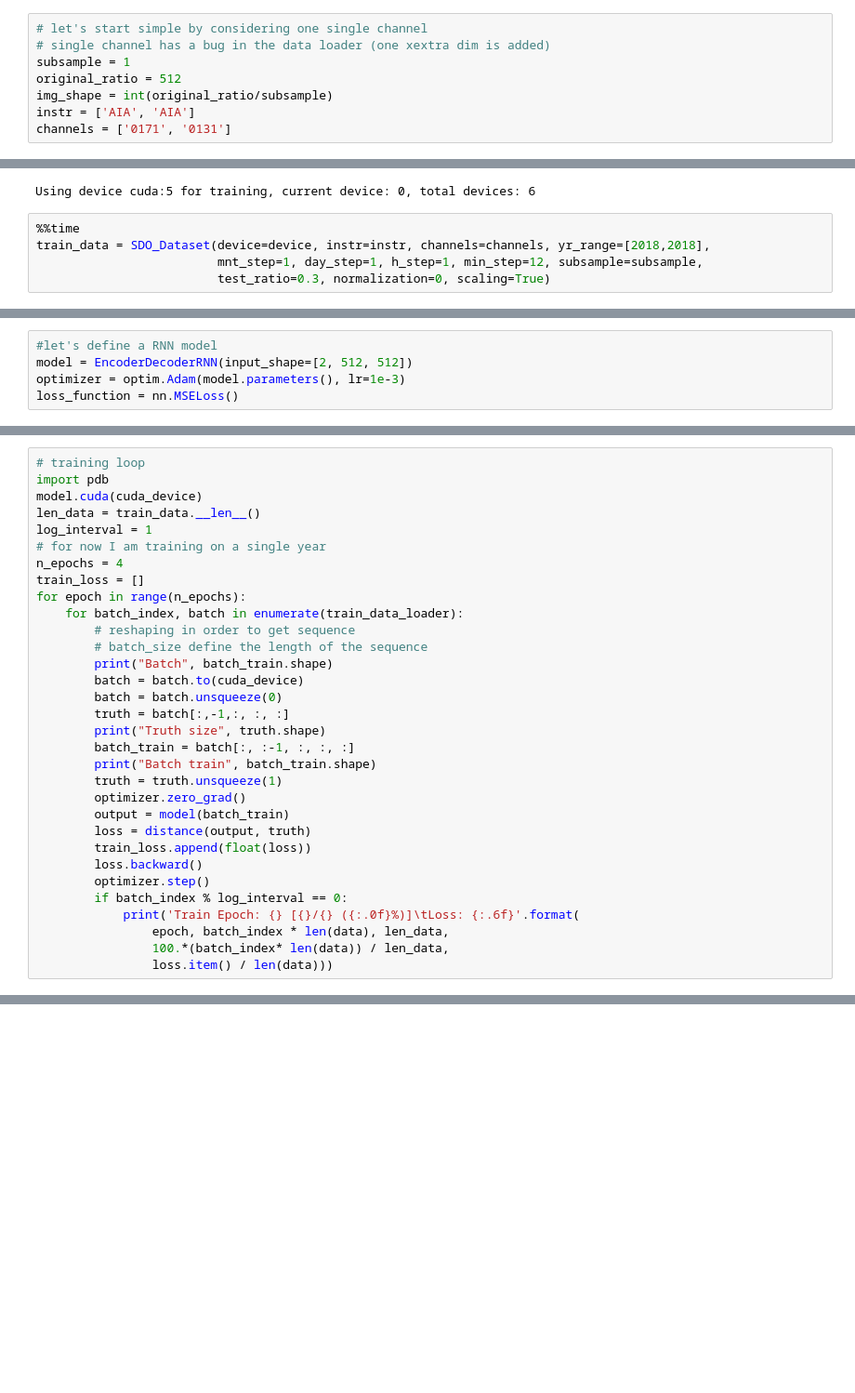
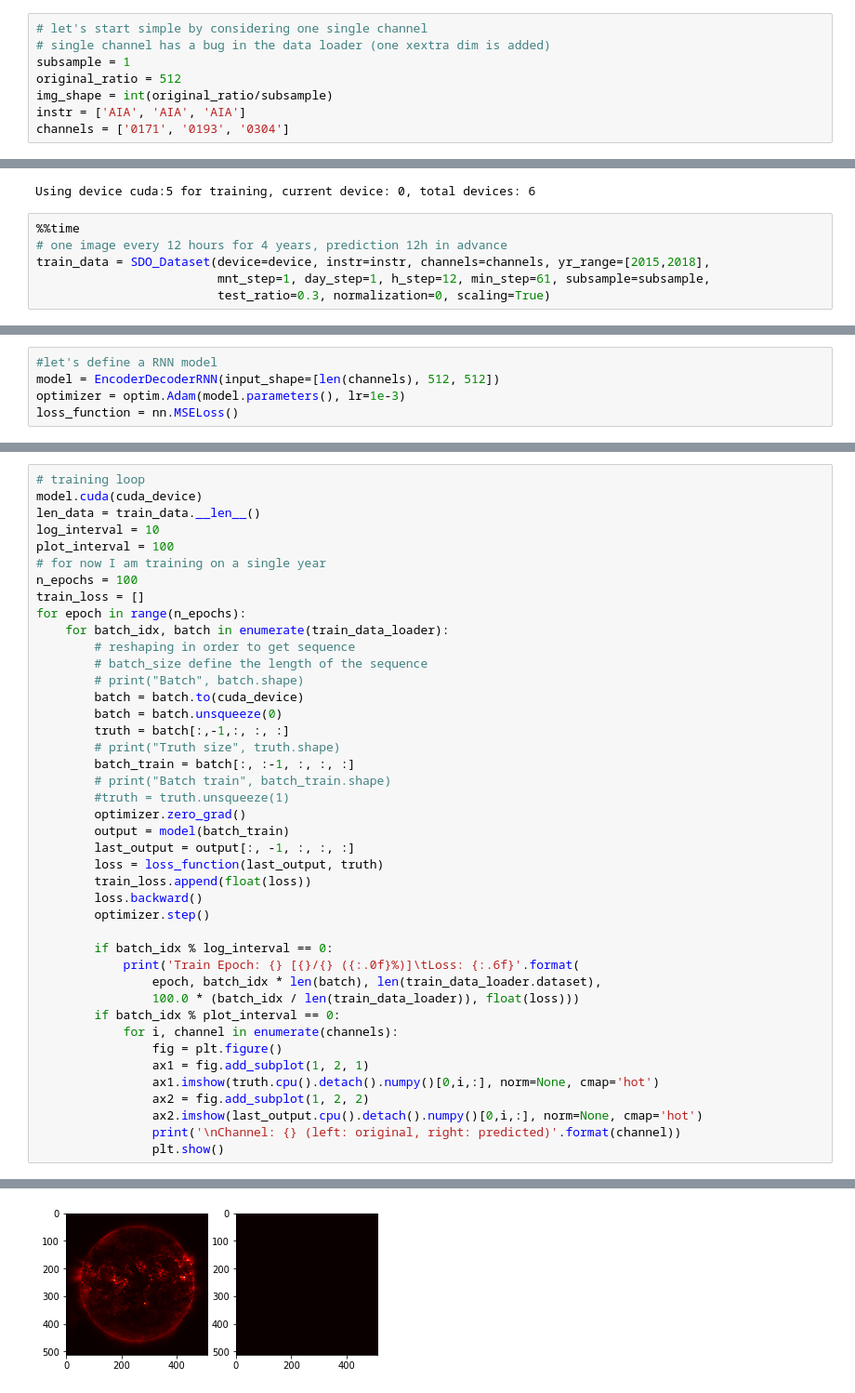
Before and after one commit to spaceml-org/expanding-sdo-capabilities, a Jupyter notebook: notebooks/v_sandbox/time_prediction/v_prediction_02.ipynb, the cells around one changed output, grey strips where cells are left out. Shown at 93% size. Cells and saved outputs as stored; diff of their text form; blank space fills up the shorter version.

Commit message:
Working with one sequence for batch

```diff
--- a/notebooks/v_sandbox/time_prediction/v_prediction_02.ipynb
+++ b/notebooks/v_sandbox/time_prediction/v_prediction_02.ipynb
@@ -31,8 +27,8 @@ logging.basicConfig(level=logging.DEBUG, stream=sys.stdout, format=logformat, da
 subsample = 1
 original_ratio = 512
 img_shape = int(original_ratio/subsample)
-instr = ['AIA', 'AIA']
-channels = ['0171', '0131']
+instr = ['AIA', 'AIA', 'AIA']
+channels = ['0171', '0193', '0304']
 # %%
 #some cuda initialization
 torch.backends.cudnn.enabled = True
@@ -46,7 +42,8 @@ device, torch.cuda.current_device(), torch.cuda.device_count()))
 Using device cuda:5 for training, current device: 0, total devices: 6
 # %%
 %%time
-train_data = SDO_Dataset(device=device, instr=instr, channels=channels, yr_range=[2018,2018],
-                         mnt_step=1, day_step=1, h_step=1, min_step=12, subsample=subsample,
+# one image every 12 hours for 4 years, prediction 12h in advance
+train_data = SDO_Dataset(device=device, instr=instr, channels=channels, yr_range=[2015,2018],
+                         mnt_step=1, day_step=1, h_step=12, min_step=61, subsample=subsample,
                          test_ratio=0.3, normalization=0, scaling=True)
 # %% [output]
@@ -184,6 +199,6 @@ class EncoderDecoderRNN(nn.Module):
 # %%
 #let's define a RNN model
-model = EncoderDecoderRNN(input_shape=[2, 512, 512])
+model = EncoderDecoderRNN(input_shape=[len(channels), 512, 512])
 optimizer = optim.Adam(model.parameters(), lr=1e-3)
 loss_function = nn.MSELoss()
 # %% [output]
@@ -199,34 +214,44 @@ seq_len = 6
 train_data_loader = DataLoader(train_data, batch_size=seq_len, shuffle=False)
 # %%
 # training loop
-import pdb
 model.cuda(cuda_device)
 len_data = train_data.__len__()
-log_interval = 1
+log_interval = 10
+plot_interval = 100
 # for now I am training on a single year
-n_epochs = 4
+n_epochs = 100
 train_loss = []
 for epoch in range(n_epochs):
-    for batch_index, batch in enumerate(train_data_loader):
+    for batch_idx, batch in enumerate(train_data_loader):
         # reshaping in order to get sequence
         # batch_size define the length of the sequence
-        print("Batch", batch_train.shape)
+        # print("Batch", batch.shape)
         batch = batch.to(cuda_device)
         batch = batch.unsqueeze(0)
         truth = batch[:,-1,:, :, :]
-        print("Truth size", truth.shape)
+        # print("Truth size", truth.shape)
         batch_train = batch[:, :-1, :, :, :]
-        print("Batch train", batch_train.shape)
-        truth = truth.unsqueeze(1)
+        # print("Batch train", batch_train.shape)
+        #truth = truth.unsqueeze(1)
         optimizer.zero_grad()
         output = model(batch_train)
-        loss = distance(output, truth)
+        last_output = output[:, -1, :, :, :]
+        loss = loss_function(last_output, truth)
         train_loss.append(float(loss))
         loss.backward()
         optimizer.step()
-        if batch_index % log_interval == 0:
+
+        if batch_idx % log_interval == 0:
             print('Train Epoch: {} [{}/{} ({:.0f}%)]\tLoss: {:.6f}'.format(
-                epoch, batch_index * len(data), len_data,
-                100.*(batch_index* len(data)) / len_data,
-                loss.item() / len(data)))
+                epoch, batch_idx * len(batch), len(train_data_loader.dataset),
+                100.0 * (batch_idx / len(train_data_loader)), float(loss)))
+        if batch_idx % plot_interval == 0:
+            for i, channel in enumerate(channels):
+                fig = plt.figure()
+                ax1 = fig.add_subplot(1, 2, 1)
+                ax1.imshow(truth.cpu().detach().numpy()[0,i,:], norm=None, cmap='hot')
+                ax2 = fig.add_subplot(1, 2, 2)
+                ax2.imshow(last_output.cpu().detach().numpy()[0,i,:], norm=None, cmap='hot')
+                print('\nChannel: {} (left: original, right: predicted)'.format(channel))
+                plt.show()
 # %% [output]
@@ -247,0 +261 @@ Input decoder torch.Size([5, 1, 57600])
+[figure, added]
```
Also changed, not shown: parts of 7 cells of this notebook.
